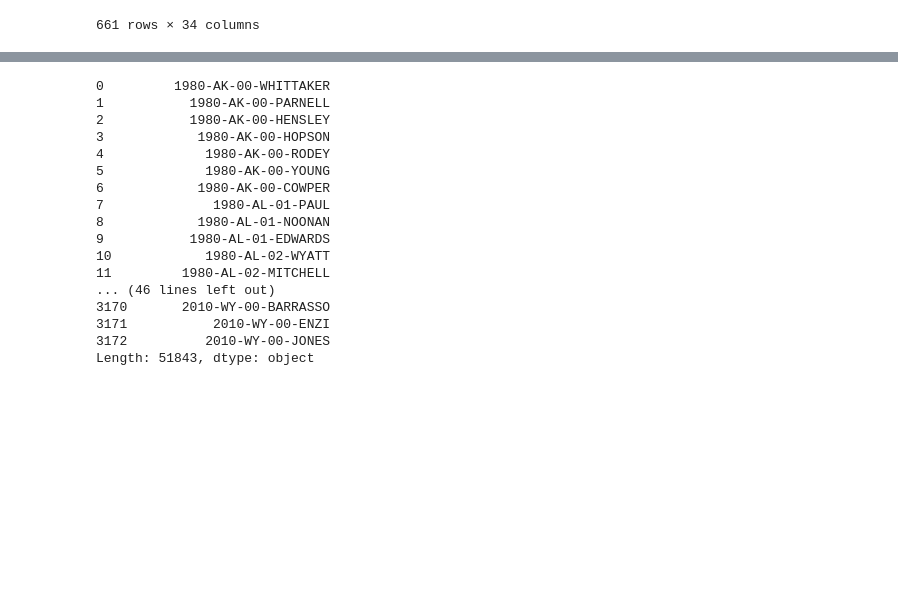
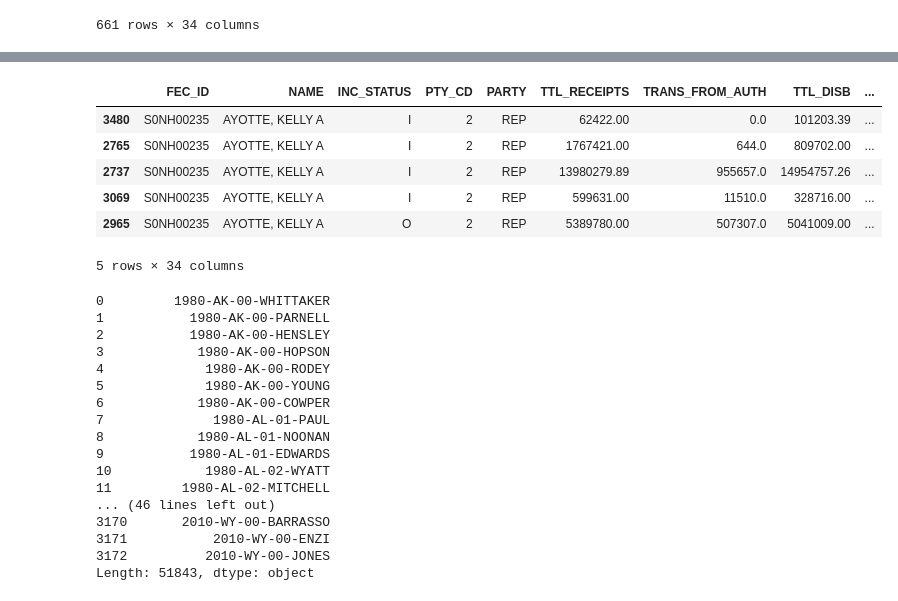
Before and after one commit to kellystroh/Federal-Election-Funding, a Jupyter notebook: finance_df.ipynb, the cells around one changed output, grey strips where cells are left out. Saved outputs shown, nothing was run; the diff lists cells and outputs as text; code cells hidden in the pictures; blank space fills up the shorter version.

```diff
--- a/finance_df.ipynb
+++ b/finance_df.ipynb
@@ -82,5 +82,16 @@ financial_df_raw["ELEC_ID"] = financial_df_raw['YEAR'].astype(str) + "-"+ financ
 fin_cut_1 = financial_df_raw[financial_df_raw['STATE']!='00']
 fin_cut_1['ELEC-CAND'] = fin_cut_1["ELEC_ID"].astype(str) +"-"+ fin_cut_1["LAST_NAME"].astype(str)
 #filter out repeats in ELEC-CAND... may want to add some back because of last name issue
-fin_cut_2 = fin_cut_1[~fin_cut_1['ELEC-CAND'].isin(new_df.reset_index()['index'])]
+something = fin_cut_1['ELEC-CAND'].value_counts()
+something
+new_df = pd.DataFrame()
+new_df['filtered'] = something[something > 1]
+finance_df = fin_cut_1[~fin_cut_1['ELEC-CAND'].isin(new_df.reset_index()['index'])]
+finance_df
+
+'''
+for later consideration :
+mystery_df = fin_cut_1[fin_cut_1['ELEC-CAND'].isin(new_df.reset_index()['index'])]
+
+'''
 # %% [output]
@@ -188,3 +134,16 @@ fin_cut_1
+# %%
+#finance_df.loc[finance_df['NAME'] == 'AYOTTE, KELLY']
+x = finance_df['NAME'].str.contains('AYOTTE*', na=False)
+finance_df[x]
+#df.loc[df['column_name'] == some_value]
+# %% [output]
+|  | FEC_ID | NAME | INC_STATUS | PTY_CD | PARTY | TTL_RECEIPTS | TRANS_FROM_AUTH | TTL_DISB | ... |
+| 3480 | S0NH00235 | AYOTTE, KELLY A | I | 2 | REP | 62422.00 | 0.0 | 101203.39 | ... |
+| 2765 | S0NH00235 | AYOTTE, KELLY A | I | 2 | REP | 1767421.00 | 644.0 | 809702.00 | ... |
+| 2737 | S0NH00235 | AYOTTE, KELLY A | I | 2 | REP | 13980279.89 | 955657.0 | 14954757.26 | ... |
+| 3069 | S0NH00235 | AYOTTE, KELLY A | I | 2 | REP | 599631.00 | 11510.0 | 328716.00 | ... |
+| 2965 | S0NH00235 | AYOTTE, KELLY A | O | 2 | REP | 5389780.00 | 507307.0 | 5041009.00 | ... |
+5 rows × 34 columns
 # %%
 y = fin_cut_1["ELEC_ID"].astype(str) +"-"+ fin_cut_1["LAST_NAME"].astype(str)
 y
```
Also changed, not shown: parts of 5 cells of this notebook, 4 other files.
